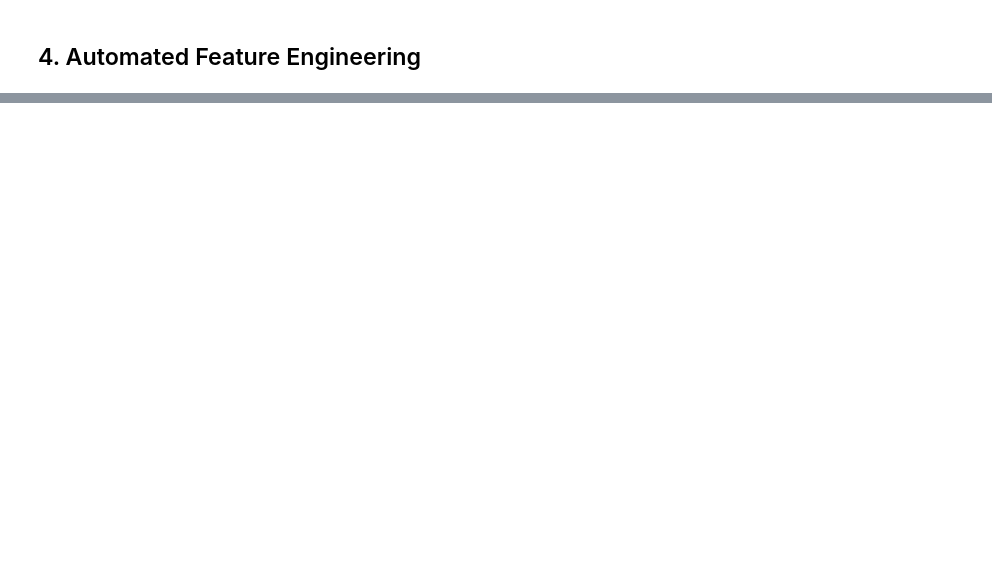
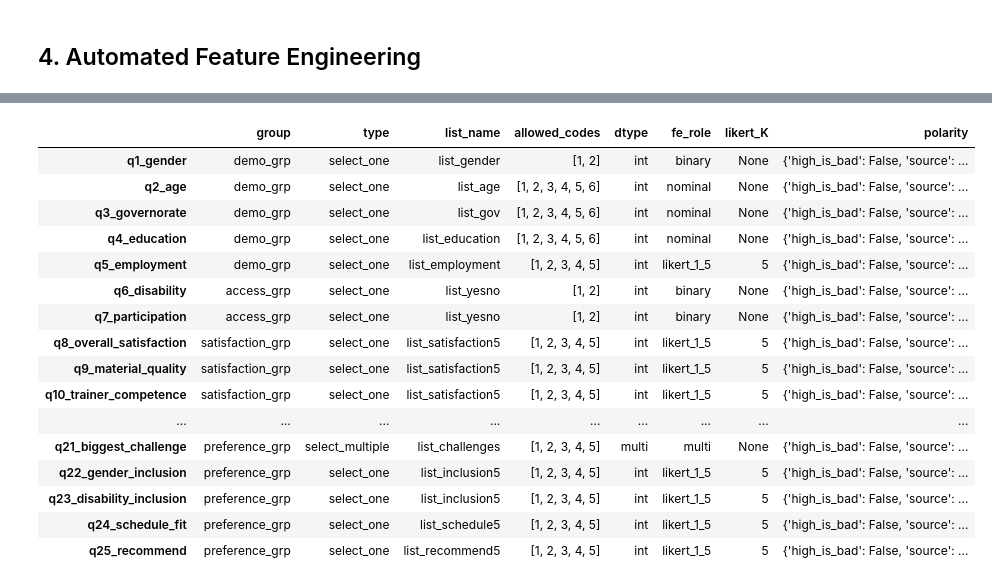
Before and after one commit to rami-othman/automated-analyzing-arabic-MCQ-survey, a Jupyter notebook: arabic_mcq_questionaries_analysis_cleaned.ipynb, the cells around one changed output, grey strips where cells are left out. Drawn from its saved outputs; the diff is of its cells as text; code cells hidden in the pictures; blank space fills up the shorter version.

```diff
--- a/arabic_mcq_questionaries_analysis_cleaned.ipynb
+++ b/arabic_mcq_questionaries_analysis_cleaned.ipynb
@@ -257,0 +615,17 @@ This may be caused by a using a value of max_depth that is too small, not settin
+# %%
+# Clean table (prefer Parquet; fallback to CSV)
+if CLEAN_PARQ.exists():
+    df = pd.read_parquet(CLEAN_PARQ)
+else:
+    df = pd.read_csv(CLEAN_CSV, encoding="utf-8-sig", low_memory=False)
+
+rules  = yaml.safe_load(RULES_PATH.read_text(encoding="utf-8"))
+labels = json.loads(LABELS_PATH.read_text(encoding="utf-8"))
+
+# XLSForm sheets
+xl      = pd.ExcelFile(XLSFORM_PATH)
+survey  = pd.read_excel(xl, "survey")
+choices = pd.read_excel(xl, "choices")
+
+print(df.shape, "rows x cols")
+df.head(2)
@@ -257,0 +670,83 @@ This may be caused by a using a value of max_depth that is too small, not settin
+# %%
+def contiguous_1_to_k(codes):
+    try:
+        ints = sorted({int(c) for c in codes})
+    except Exception:
+        return False, None
+    if not ints: return False, None
+    k = ints[-1]
+    return ints == list(range(1, k+1)), k
+
+def looks_yesno(list_name):
+    labs = [str(x).strip() for x in list_to_labels.get(list_name, [])]
+    if len(labs) == 2 and ((labs[0] in NO_WORDS and labs[1] in YES_WORDS) or
+                           (labs[0] in YES_WORDS and labs[1] in NO_WORDS)):
+        return True
+    return False
+
+def infer_fe_role(qname):
+    t = q2type.get(qname)
+    lst = q2list.get(qname)
+    codes = list_to_codes.get(lst, [])
+    if t == "select_multiple":
+        return "multi", None
+    if t == "select_one":
+        contiguous, K = contiguous_1_to_k(codes)
+        if contiguous and K in (4,5,7):
+            return f"likert_1_{K}", K
+        if looks_yesno(lst) or len(codes) == 2:
+            return "binary", None
+        return "nominal", None
+    return "unknown", None
+
+def infer_polarity(list_name):
+    labs = [str(x).strip() for x in list_to_labels.get(list_name, [])]
+    if not labs: return {"high_is_bad": False, "source": "default"}
+    first, last = labs[0], labs[-1]
+    if (first in POS_WORDS) or any(w in first for w in POS_WORDS):
+        if (last in NEG_WORDS) or any(w in last for w in NEG_WORDS):
+            return {"high_is_bad": False, "source": "labels(+/-)"}
+    if (first in NEG_WORDS) or any(w in first for w in NEG_WORDS):
+        if (last in POS_WORDS) or any(w in last for w in POS_WORDS):
+            return {"high_is_bad": True, "source": "labels(-/+)"}
+    # fallback by list name keywords
+    if "risk" in list_name.lower():
+        return {"high_is_bad": True, "source": "list_name=risk"}
+    return {"high_is_bad": False, "source": "default"}
+
+# Build per-question meta
+qmeta = {}
+for q in rules["questions"].keys():   # only questions present in A2
+    lst   = q2list.get(q)
+    role, K = infer_fe_role(q)
+    pol   = infer_polarity(lst) if role.startswith("likert_") else {"high_is_bad": False, "source": "n/a"}
+    qmeta[q] = {
+        "group": q2group.get(q, "misc_grp"),
+        "type": q2type.get(q),
+        "list_name": lst,
+        "allowed_codes": rules["questions"][q]["allowed_codes"],
+        "dtype": rules["questions"][q]["dtype"],    # int | multi (from A2)
+        "fe_role": role,
+        "likert_K": K,
+        "polarity": pol
+    }
+
+pd.DataFrame(qmeta).T
+# %% [output]
+|  | group | type | list_name | allowed_codes | dtype | fe_role | likert_K | polarity |
+| q1_gender | demo_grp | select_one | list_gender | [1, 2] | int | binary | None | {'high_is_bad': False, 'source': ... |
+| q2_age | demo_grp | select_one | list_age | [1, 2, 3, 4, 5, 6] | int | nominal | None | {'high_is_bad': False, 'source': ... |
+| q3_governorate | demo_grp | select_one | list_gov | [1, 2, 3, 4, 5, 6] | int | nominal | None | {'high_is_bad': False, 'source': ... |
+| q4_education | demo_grp | select_one | list_education | [1, 2, 3, 4, 5, 6] | int | nominal | None | {'high_is_bad': False, 'source': ... |
+| q5_employment | demo_grp | select_one | list_employment | [1, 2, 3, 4, 5] | int | likert_1_5 | 5 | {'high_is_bad': False, 'source': ... |
+| q6_disability | access_grp | select_one | list_yesno | [1, 2] | int | binary | None | {'high_is_bad': False, 'source': ... |
+| q7_participation | access_grp | select_one | list_yesno | [1, 2] | int | binary | None | {'high_is_bad': False, 'source': ... |
+| q8_overall_satisfaction | satisfaction_grp | select_one | list_satisfaction5 | [1, 2, 3, 4, 5] | int | likert_1_5 | 5 | {'high_is_bad': False, 'source': ... |
+| q9_material_quality | satisfaction_grp | select_one | list_satisfaction5 | [1, 2, 3, 4, 5] | int | likert_1_5 | 5 | {'high_is_bad': False, 'source': ... |
+| q10_trainer_competence | satisfaction_grp | select_one | list_satisfaction5 | [1, 2, 3, 4, 5] | int | likert_1_5 | 5 | {'high_is_bad': False, 'source': ... |
+| ... | ... | ... | ... | ... | ... | ... | ... | ... |
+| q21_biggest_challenge | preference_grp | select_multiple | list_challenges | [1, 2, 3, 4, 5] | multi | multi | None | {'high_is_bad': False, 'source': ... |
+| q22_gender_inclusion | preference_grp | select_one | list_inclusion5 | [1, 2, 3, 4, 5] | int | likert_1_5 | 5 | {'high_is_bad': False, 'source': ... |
+| q23_disability_inclusion | preference_grp | select_one | list_inclusion5 | [1, 2, 3, 4, 5] | int | likert_1_5 | 5 | {'high_is_bad': False, 'source': ... |
+| q24_schedule_fit | preference_grp | select_one | list_schedule5 | [1, 2, 3, 4, 5] | int | likert_1_5 | 5 | {'high_is_bad': False, 'source': ... |
+| q25_recommend | preference_grp | select_one | list_recommend5 | [1, 2, 3, 4, 5] | int | likert_1_5 | 5 | {'high_is_bad': False, 'source': ... |
```
Also changed, not shown: parts of 155 cells of this notebook, 45 other files.
